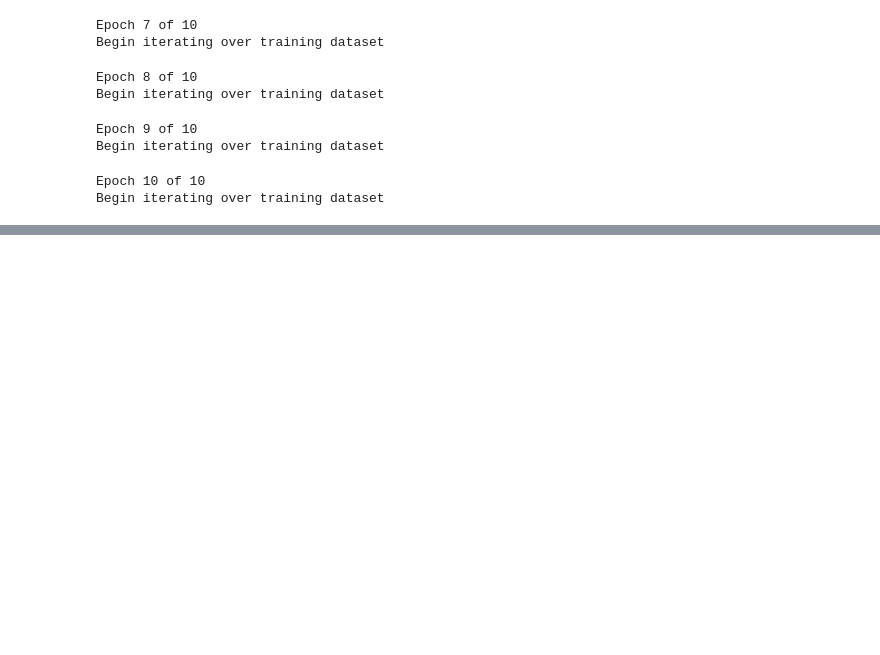
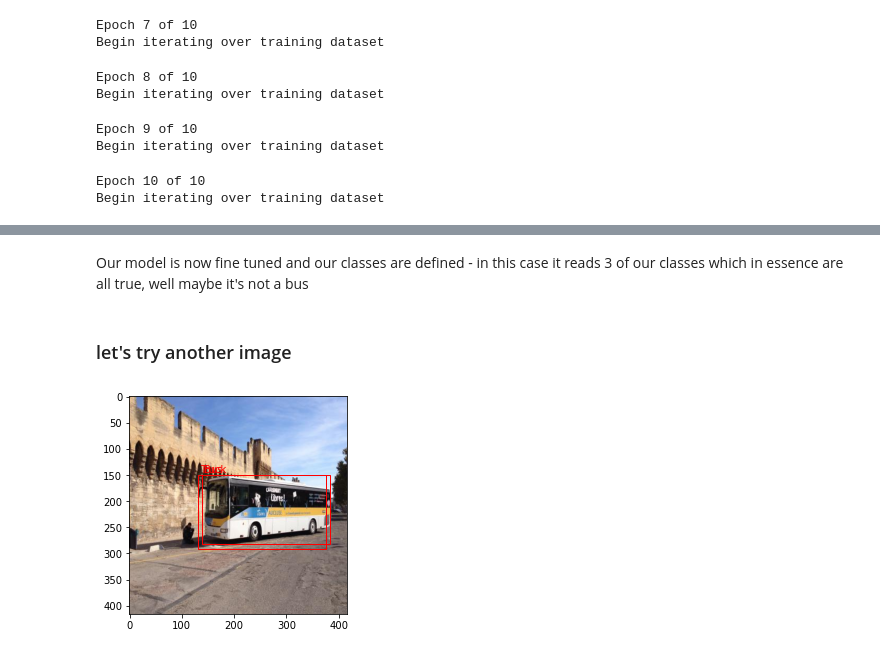
Before and after one commit to FutureScopeAI/AAI501, a Jupyter notebook: detecto/detecto.ipynb, the cells around one changed output, grey strips where cells are left out. Cells and saved outputs as stored; diff of their text form; code cells hidden in the pictures; blank space fills up the shorter version.

```diff
--- a/detecto/detecto.ipynb
+++ b/detecto/detecto.ipynb
@@ -70,0 +83,13 @@ zstandard @ file:///private/var/folders/sy/f16zz6x50xz3113nwtb9bvq00000gp/T/abs_
+# %% [markdown]
+Our model is now fine tuned and our classes are defined - in this case it reads 3 of our classes which in essence are all true, well maybe it's not a bus
+# %% [markdown]
+### let's try another image
+# %%
+image = utils.read_image('test/6a16101bb9217422_jpg.rf.8WKpVgqqjh9DUhom2WOC.jpg')
+predictions = model.predict(image)
+
+# predictions format: (labels, boxes, scores)
+labels, boxes, scores = predictions
+visualize.show_labeled_image(image, boxes, labels)
+# %% [output]
+[figure, added]
```
Also changed, not shown: parts of 12 cells of this notebook.
